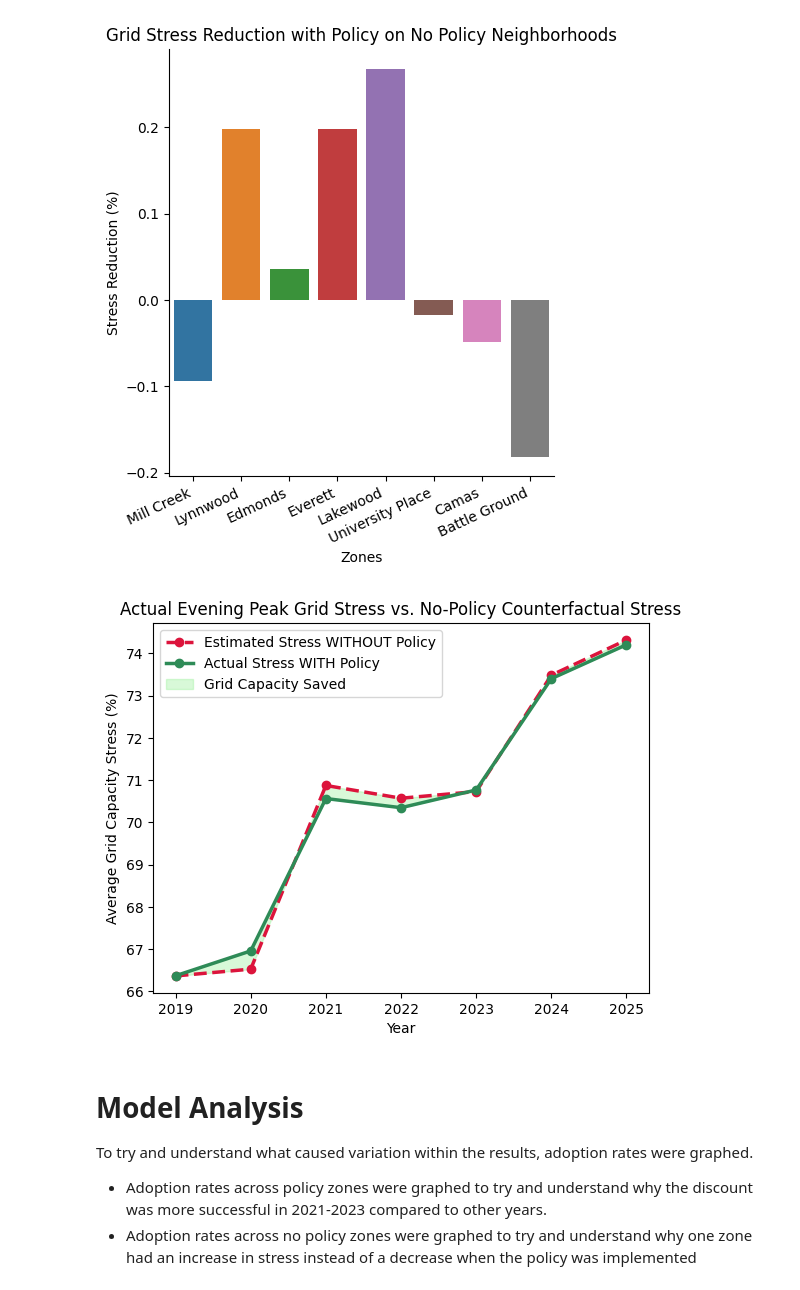
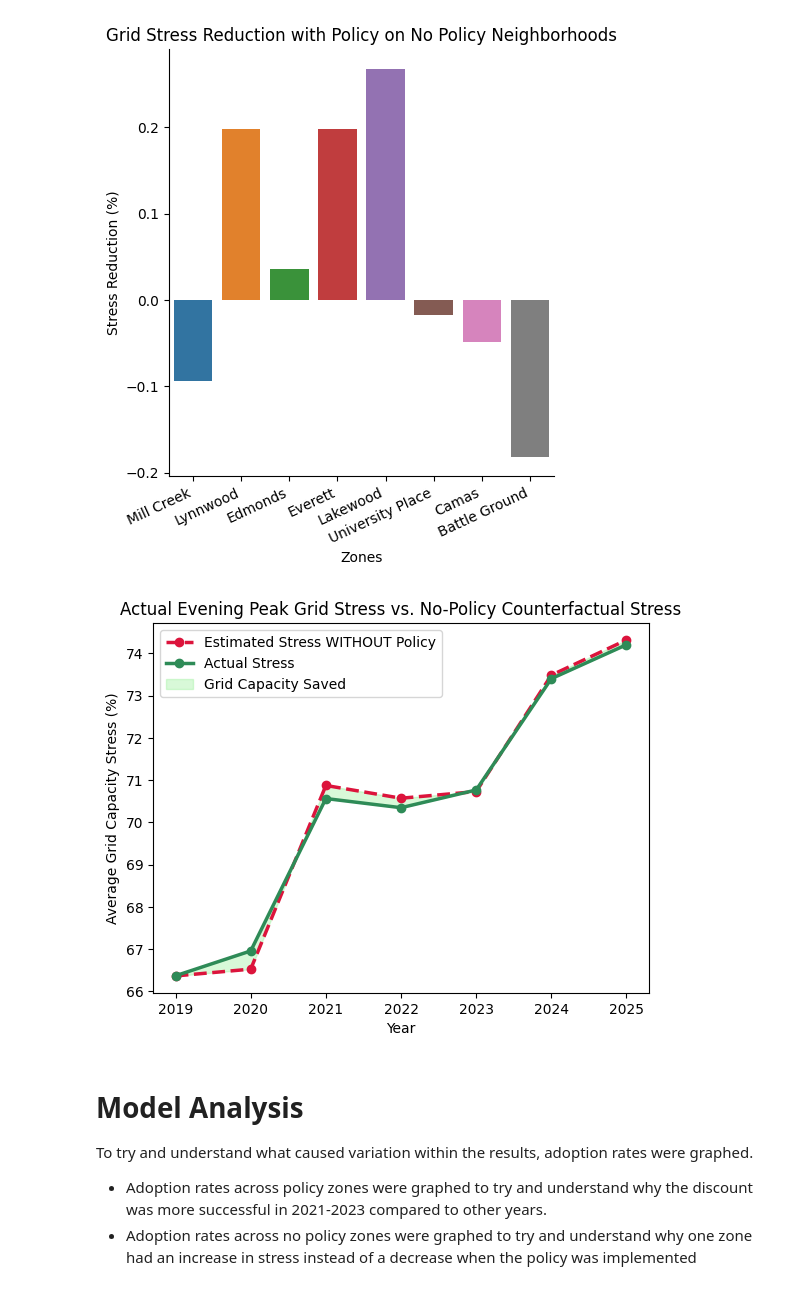
Before and after one commit to shresta-28/TSA_DataScienceandAnalytics, a Jupyter notebook: ev_strain_dataScience_TSA.ipynb, the cells around one changed output. Cells and saved outputs as stored; diff of their text form; code cells hidden in the pictures.

```diff
--- a/ev_strain_dataScience_TSA.ipynb
+++ b/ev_strain_dataScience_TSA.ipynb
@@ -459,35 +459,35 @@ plt.plot(
     label="Estimated Stress WITHOUT Policy",
     color="crimson",
     linestyle="--",
     marker="o",
     linewidth=2.5,
 )
 plt.plot(
     yearly_savings["Year"],
     yearly_savings["Total_Stress_Pct"],
-    label="Actual Stress WITH Policy",
+    label="Actual Stress",
     color="seagreen",
     marker="o",
     linewidth=2.5,
 )
 
 plt.fill_between(
     yearly_savings["Year"],
     yearly_savings["Total_Stress_Pct"],
     yearly_savings["Counterfactual_No_Policy_Stress"],
     color="lightgreen",
     alpha=0.35,
     label="Grid Capacity Saved",
 )
 
 plt.gca().set(
     title = "Actual Evening Peak Grid Stress vs. No-Policy Counterfactual Stress",
     xlabel = "Year", ylabel="Average Grid Capacity Stress (%)"
 )
 plt.legend()
 plt.savefig("saved_stress_with_fake_no_discount_graph.png", dpi=300, bbox_inches="tight")
 # %% [output]
-[figure, old version]
+[figure, new version]
 # %% [markdown]
 # Model Analysis
 To try and understand what caused variation within the results, adoption rates were graphed.
```
